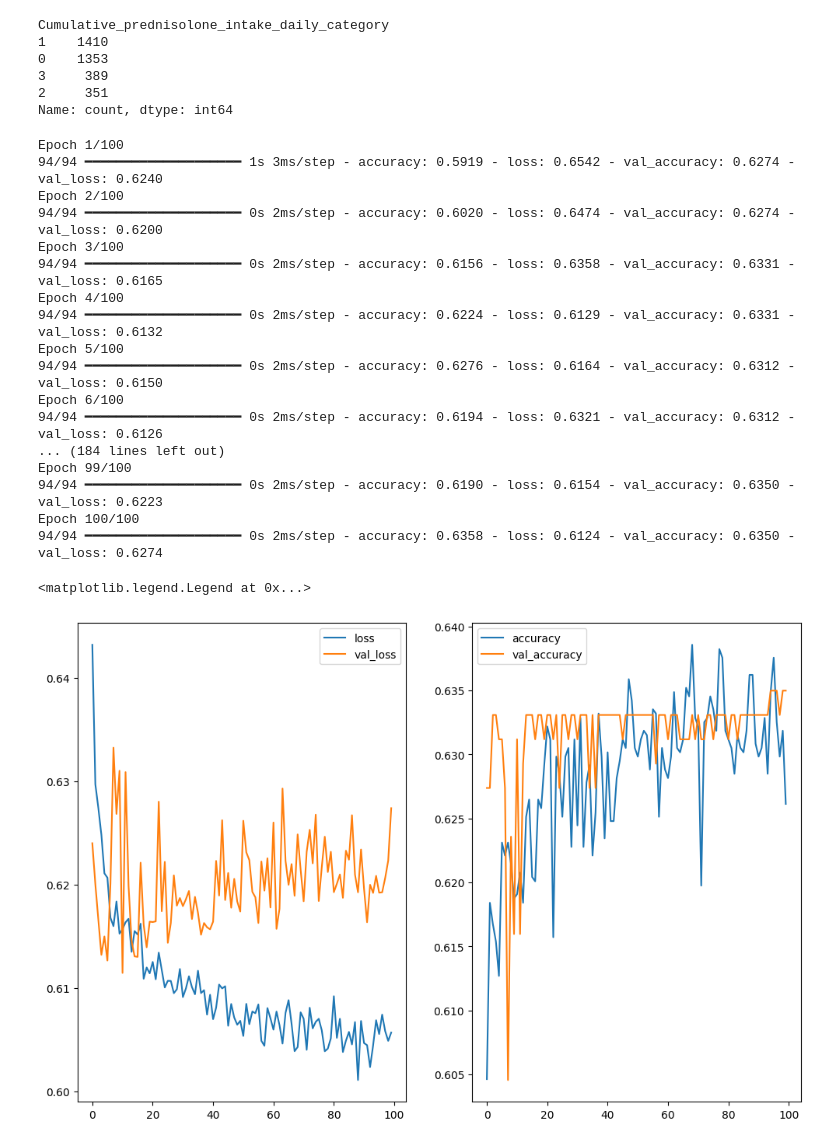
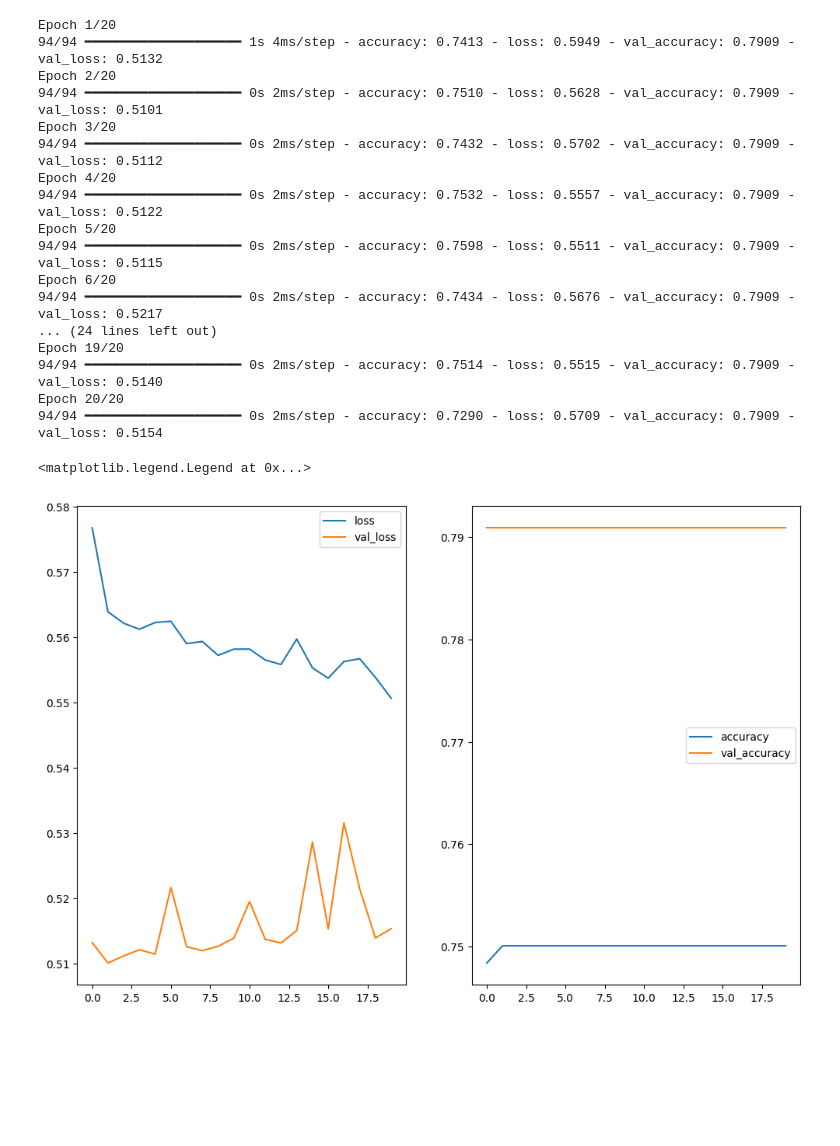
Before and after one commit to isevr/SDI, a Jupyter notebook: v2/test.ipynb, the cells around one changed output. Saved outputs shown, nothing was run; the diff lists cells and outputs as text; code cells hidden in the pictures; blank space fills up the shorter version.

Commit message:
test runs

```diff
--- a/v2/test.ipynb
+++ b/v2/test.ipynb
@@ -16,15 +20,6 @@ filtered_columns.append(df.Cumulative_prednisolone_intake_daily_category.name)
 filtered_columns.extend(other_drugs)
 
 df = df[filtered_columns]
-# %%
-df.iloc[:,25].value_counts()
-# %% [output]
-Cumulative_prednisolone_intake_daily_category
-1    1410
-0    1353
-3     389
-2     351
-Name: count, dtype: int64
 # %%
 from tensorflow.keras.layers import Input,Dense, Dropout
 from tensorflow.keras.models import Model
@@ -32,7 +27,7 @@ from sklearn.model_selection import train_test_split
 import tensorflow
 
 s2k = df.iloc[:,1:25]
-target = df.iloc[:,25].apply(lambda x: x if x==0 else 1)
+target = df.iloc[:,28].apply(lambda x: x if x==0 else 1)
 
 x_train, x_test, y_train, y_test = train_test_split(s2k, target, test_size=0.15, shuffle=True)
 # %%
@@ -55,41 +50,41 @@ model = Model(input_dim,out)
 
 model.compile(optimizer='rmsprop',loss='binary_crossentropy',metrics=['accuracy'])
 # %%
-history = model.fit(x_train,y_train,epochs=100,validation_data=(x_test,y_test))
+history = model.fit(x_train,y_train,epochs=20,validation_data=(x_test,y_test))
 
 import matplotlib.pyplot as plt
 
 plt.figure(figsize=(12,8))
 
 plt.subplot(1,2,1)
 plt.plot(history.history['loss'])
 plt.plot(history.history['val_loss'])
 plt.legend(['loss','val_loss'])
 
 plt.subplot(1,2,2)
 plt.plot(history.history['accuracy'])
 plt.plot(history.history['val_accuracy'])
 plt.legend(['accuracy','val_accuracy'])
 # %% [output]
-Epoch 1/100
-94/94 ━━━━━━━━━━━━━━━━━━━━ 1s 3ms/step - accuracy: 0.5919 - loss: 0.6542 - val_accuracy: 0.6274 - val_loss: 0.6240
-Epoch 2/100
-94/94 ━━━━━━━━━━━━━━━━━━━━ 0s 2ms/step - accuracy: 0.6020 - loss: 0.6474 - val_accuracy: 0.6274 - val_loss: 0.6200
-Epoch 3/100
-94/94 ━━━━━━━━━━━━━━━━━━━━ 0s 2ms/step - accuracy: 0.6156 - loss: 0.6358 - val_accuracy: 0.6331 - val_loss: 0.6165
-Epoch 4/100
-94/94 ━━━━━━━━━━━━━━━━━━━━ 0s 2ms/step - accuracy: 0.6224 - loss: 0.6129 - val_accuracy: 0.6331 - val_loss: 0.6132
-Epoch 5/100
-94/94 ━━━━━━━━━━━━━━━━━━━━ 0s 2ms/step - accuracy: 0.6276 - loss: 0.6164 - val_accuracy: 0.6312 - val_loss: 0.6150
-Epoch 6/100
-94/94 ━━━━━━━━━━━━━━━━━━━━ 0s 2ms/step - accuracy: 0.6194 - loss: 0.6321 - val_accuracy: 0.6312 - val_loss: 0.6126
-... (184 lines left out)
-Epoch 99/100
-94/94 ━━━━━━━━━━━━━━━━━━━━ 0s 2ms/step - accuracy: 0.6190 - loss: 0.6154 - val_accuracy: 0.6350 - val_loss: 0.6223
-Epoch 100/100
-94/94 ━━━━━━━━━━━━━━━━━━━━ 0s 2ms/step - accuracy: 0.6358 - loss: 0.6124 - val_accuracy: 0.6350 - val_loss: 0.6274
+Epoch 1/20
+94/94 ━━━━━━━━━━━━━━━━━━━━ 1s 4ms/step - accuracy: 0.7413 - loss: 0.5949 - val_accuracy: 0.7909 - val_loss: 0.5132
+Epoch 2/20
+94/94 ━━━━━━━━━━━━━━━━━━━━ 0s 2ms/step - accuracy: 0.7510 - loss: 0.5628 - val_accuracy: 0.7909 - val_loss: 0.5101
+Epoch 3/20
+94/94 ━━━━━━━━━━━━━━━━━━━━ 0s 2ms/step - accuracy: 0.7432 - loss: 0.5702 - val_accuracy: 0.7909 - val_loss: 0.5112
+Epoch 4/20
+94/94 ━━━━━━━━━━━━━━━━━━━━ 0s 2ms/step - accuracy: 0.7532 - loss: 0.5557 - val_accuracy: 0.7909 - val_loss: 0.5122
+Epoch 5/20
+94/94 ━━━━━━━━━━━━━━━━━━━━ 0s 2ms/step - accuracy: 0.7598 - loss: 0.5511 - val_accuracy: 0.7909 - val_loss: 0.5115
+Epoch 6/20
+94/94 ━━━━━━━━━━━━━━━━━━━━ 0s 2ms/step - accuracy: 0.7434 - loss: 0.5676 - val_accuracy: 0.7909 - val_loss: 0.5217
+... (24 lines left out)
+Epoch 19/20
+94/94 ━━━━━━━━━━━━━━━━━━━━ 0s 2ms/step - accuracy: 0.7514 - loss: 0.5515 - val_accuracy: 0.7909 - val_loss: 0.5140
+Epoch 20/20
+94/94 ━━━━━━━━━━━━━━━━━━━━ 0s 2ms/step - accuracy: 0.7290 - loss: 0.5709 - val_accuracy: 0.7909 - val_loss: 0.5154
 <matplotlib.legend.Legend at 0x...>
-[figure, old version]
+[figure, new version]
 # %%
 from sklearn.ensemble import RandomForestClassifier
 from sklearn.metrics import classification_report
```
Also changed, not shown: parts of 5 cells of this notebook.
